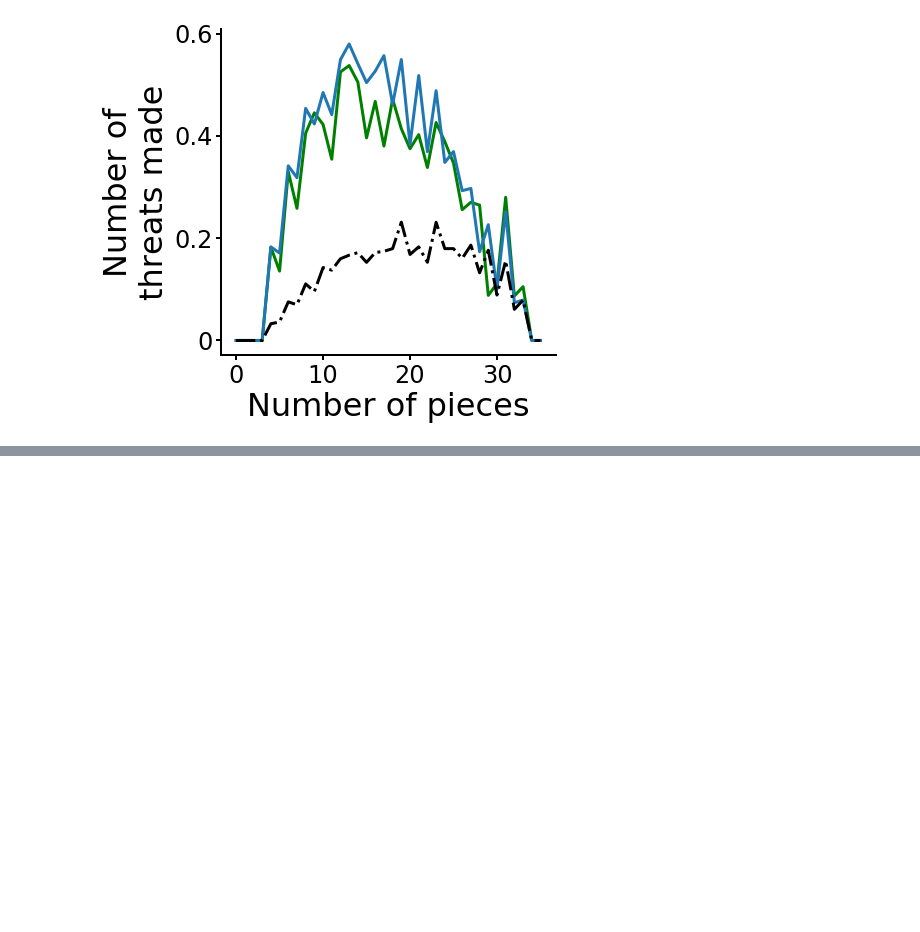
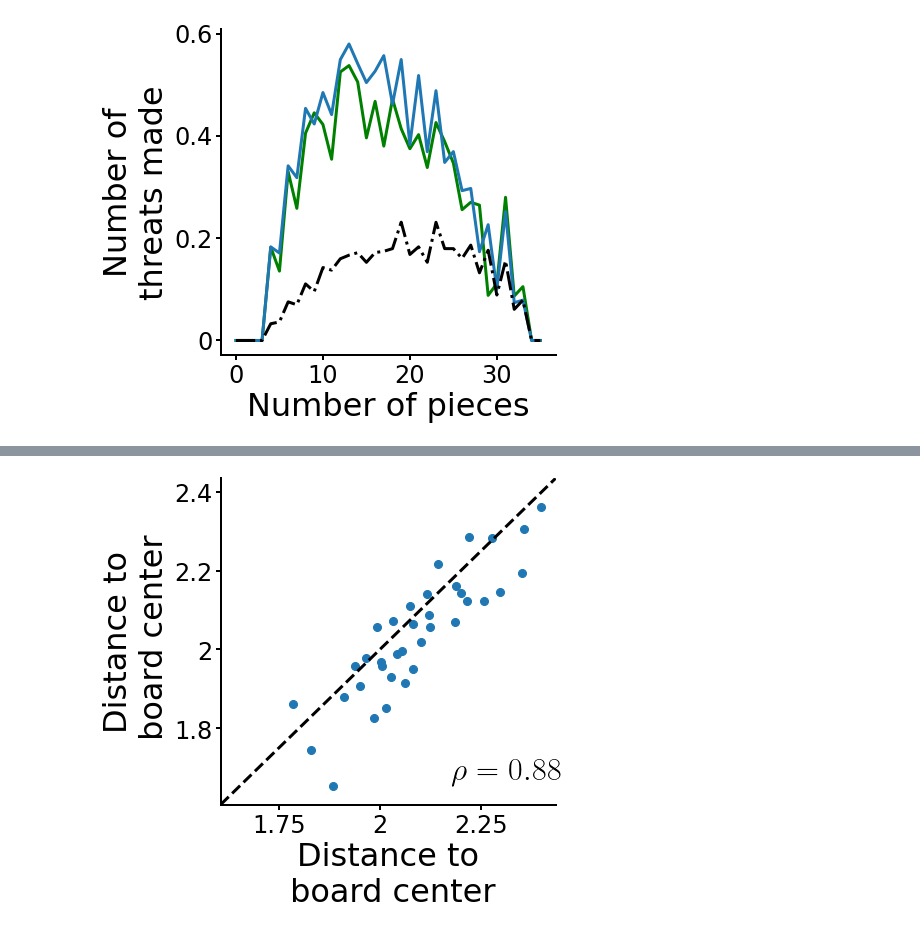
Before and after one commit to basvanopheusden/fourinarow, a Jupyter notebook: Analysis notebooks/new/Summary statistics.ipynb, the cells around one changed output, grey strips where cells are left out. Cells and saved outputs as stored; diff of their text form; code cells hidden in the pictures; blank space fills up the shorter version.

```diff
--- a/Analysis notebooks/new/Summary statistics.ipynb
+++ b/Analysis notebooks/new/Summary statistics.ipynb
@@ -119,0 +117,29 @@ plot_summary_by_npieces(8,False)
+# %%
+def plot_summary_sub(i):
+
+    fig, ax = plt.subplots(figsize=(6,6))
+    ax.xaxis.set_major_formatter(FormatStrFormatter('%g'))
+    ax.yaxis.set_major_formatter(FormatStrFormatter('%g'))
+
+    ax.set_xlabel(stat_names[i])
+    ax.set_ylabel(stat_names[i])
+    Shuman = [np.mean(S[S[:,0]==n,ireal[i]]) for n in range(40)]
+    Smodel = [np.mean(S[S[:,0]==n,imod[i]]) for n in range(40)]
+    ax.plot(Smodel,Shuman,'.')
+    ylim = ax.get_ylim()
+    xlim = ax.get_xlim()
+    lim = np.min(np.vstack([xlim,ylim]),axis=0)
+
+    ax.plot(lim,lim,linestyle='dashed',color='black')
+    ax.set_ylim(lim)
+    ax.set_xlim(lim)
+    ax.text(0.85, 0.1,"$\\rho = " + str(sts.pearsonr(Shuman,Smodel)[0].round(2)) + "$",
+            horizontalalignment='center',
+            verticalalignment='center',
+            transform = ax.transAxes,usetex=True)
+    #fig.savefig(fig_direc + 'summary_npieces_' + letter + '.pdf')
+    plt.show()
+# %%
+plot_summary_sub(0)
+# %% [output]
+[figure, added]
```
Also changed, not shown: parts of 13 cells of this notebook, 7 other files.
